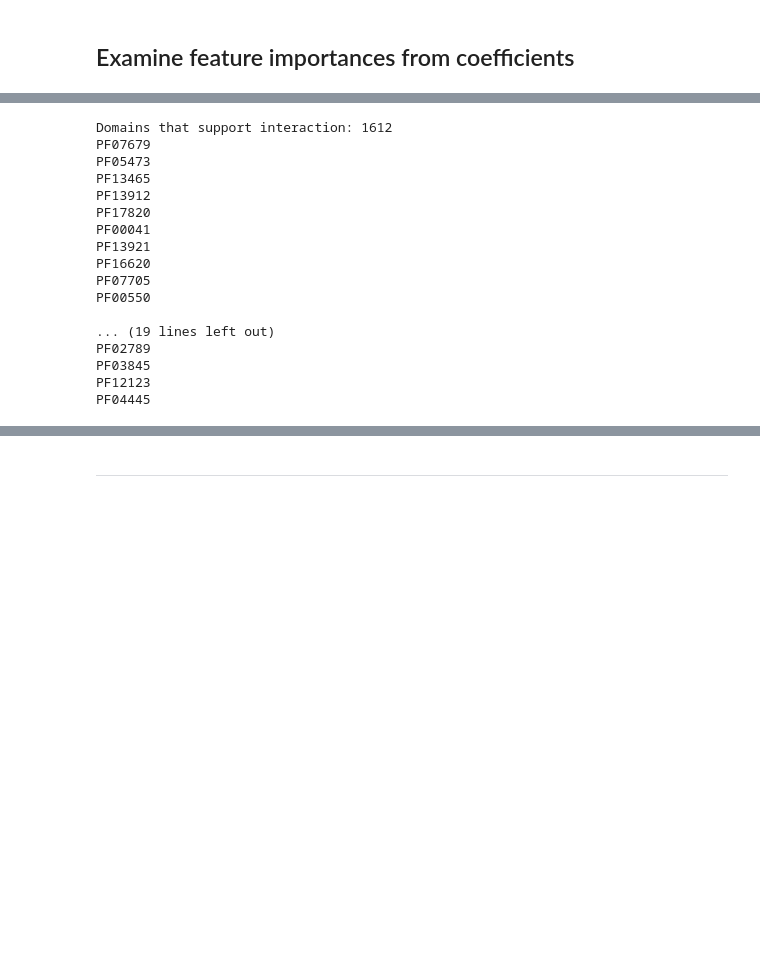
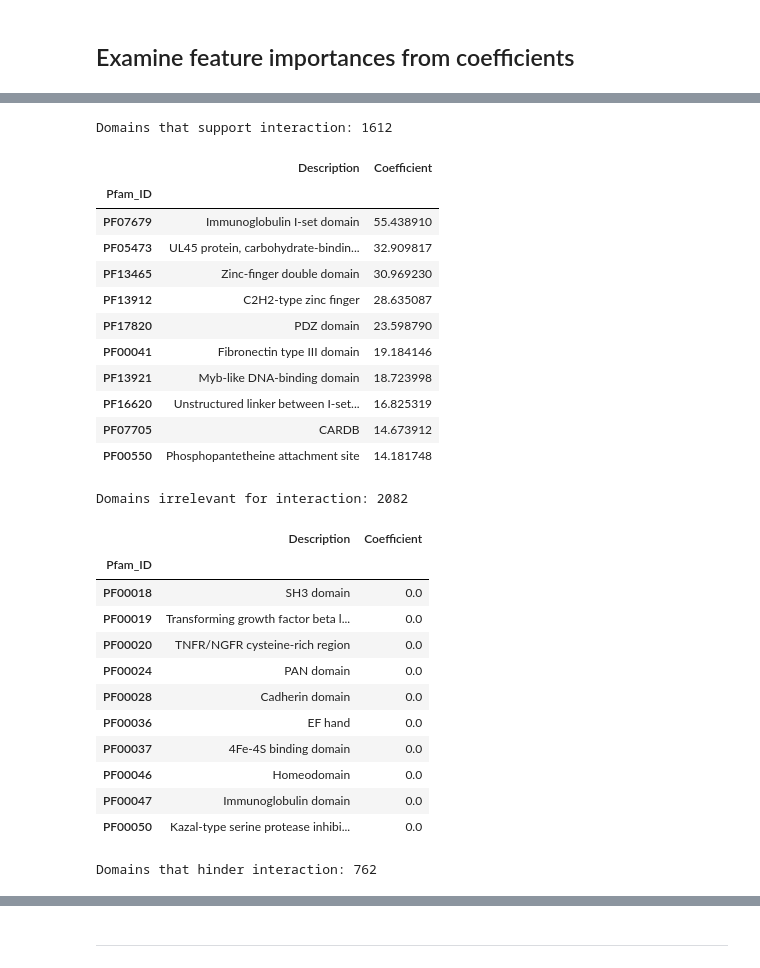
Before and after one commit to reinhartg/HP-PPI-prediction, a Jupyter notebook: codes/4. Classifier Training.ipynb, the cells around one changed output, grey strips where cells are left out. Cells and saved outputs as stored; diff of their text form; code cells hidden in the pictures; blank space fills up the shorter version.

Commit message:
Added coefficients to Pfam domain file

```diff
--- a/codes/4. Classifier Training.ipynb
+++ b/codes/4. Classifier Training.ipynb
@@ -238,7 +265,3 @@ _ = pipe.fit(X, y)
 _ = joblib.dump(pipe, 'best_model.pkl')
 # %% [markdown]
 ## Examine feature importances from coefficients
-# %%
-# Get feature names: Pfam set
-feat_names = np.array(joblib.load('pfam.pkl')[1])
-feat_names
@@ -247,0 +268,7 @@ array(['PF00001', 'PF00002', 'PF00004', ..., 'PF18829', 'PF18837',
+# %%
+# Get Pfam domains as feature names
+f_in = os.path.join(parent_dir, 'processed_data', 'pfam_domain_descriptions.tsv')
+df_pfam = pd.read_csv(f_in, sep='\t', index_col='Pfam_ID')
+
+df_pfam.shape
+df_pfam.head()
@@ -249,3 +285,9 @@ array(['PF00001', 'PF00002', 'PF00004', ..., 'PF18829', 'PF18837',
 # Get model coefficients
 pipe = joblib.load('best_model.pkl')
 coefs = pipe['clf'].coef_[0]
+
+# Append coefficients to Pfam DataFrame
+df_pfam['Coefficient'] = coefs
+
+# Replace domain DataFrame file with the one appended with coefficients
+df_pfam.to_csv(f_in, sep='\t')
@@ -287,38 +294,47 @@ df.to_csv(f_out, sep='\t', index=None)
 # %%
 # Obtain summary of feature relevance
 
 # Function for viewing a slice of the domain lists
-def print_domains(domains_list):
-    for domain in domains_list[:10]:
-        print(domain)
+def print_domains(df_features):
+    return
 
-pos_features = df[df.Coefficient > 0]['Feature_name']
-zero_features = df[df.Coefficient == 0]['Feature_name']
-neg_features = df[df.Coefficient < 0]['Feature_name']
+pos_features = df_pfam[df_pfam.Coefficient > 0]
+zero_features = df_pfam[df_pfam.Coefficient == 0]
+neg_features = df_pfam[df_pfam.Coefficient < 0]
 
 print('Domains that support interaction: %i' % len(pos_features))
-print_domains(pos_features)
+pos_features.sort_values(by='Coefficient', ascending=False)[:10]
 
 print('\nDomains irrelevant for interaction: %i' % len(zero_features))
-print_domains(zero_features)
+zero_features[:10]
 
 print('\nDomains that hinder interaction: %i' % len(neg_features))
-print_domains(neg_features)
+neg_features.sort_values(by='Coefficient', ascending=False)[-10:]
 # %% [output]
 Domains that support interaction: 1612
-PF07679
-PF05473
-PF13465
-PF13912
-PF17820
-PF00041
-PF13921
-PF16620
-PF07705
-PF00550
-
-... (19 lines left out)
-PF02789
-PF03845
-PF12123
-PF04445
+|  | Description | Coefficient |
+| Pfam_ID |  |  |
+| PF07679 | Immunoglobulin I-set domain | 55.438910 |
+| PF05473 | UL45 protein, carbohydrate-bindin... | 32.909817 |
+| PF13465 | Zinc-finger double domain | 30.969230 |
+| PF13912 | C2H2-type zinc finger | 28.635087 |
+| PF17820 | PDZ domain | 23.598790 |
+| PF00041 | Fibronectin type III domain | 19.184146 |
+| PF13921 | Myb-like DNA-binding domain | 18.723998 |
+| PF16620 | Unstructured linker between I-set... | 16.825319 |
+| PF07705 | CARDB | 14.673912 |
+| PF00550 | Phosphopantetheine attachment site | 14.181748 |
+Domains irrelevant for interaction: 2082
+|  | Description | Coefficient |
+| Pfam_ID |  |  |
+| PF00018 | SH3 domain | 0.0 |
+| PF00019 | Transforming growth factor beta l... | 0.0 |
+| PF00020 | TNFR/NGFR cysteine-rich region | 0.0 |
+| PF00024 | PAN domain | 0.0 |
+| PF00028 | Cadherin domain | 0.0 |
+| PF00036 | EF hand | 0.0 |
+| PF00037 | 4Fe-4S binding domain | 0.0 |
+| PF00046 | Homeodomain | 0.0 |
+| PF00047 | Immunoglobulin domain | 0.0 |
+| PF00050 | Kazal-type serine protease inhibi... | 0.0 |
+Domains that hinder interaction: 762
```
Also changed, not shown: parts of 9 cells of this notebook, 1 other file.
